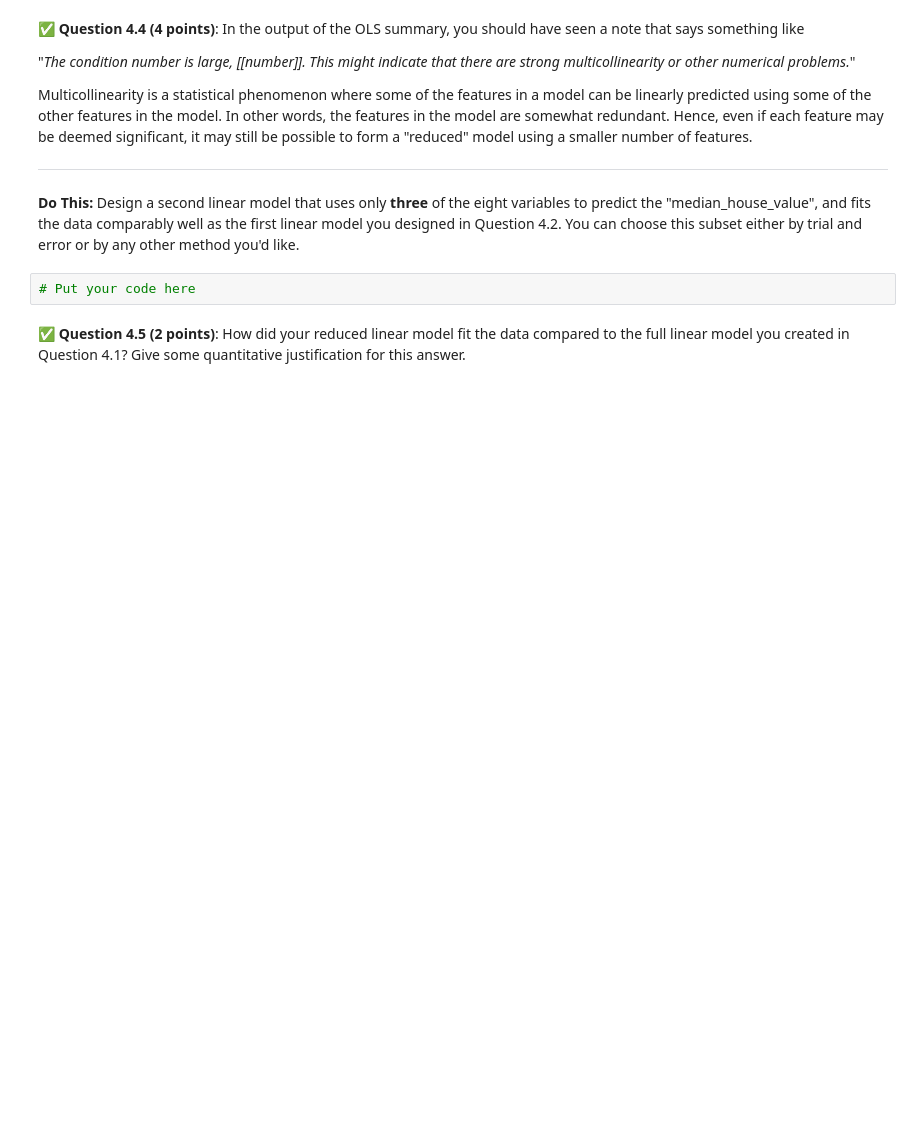
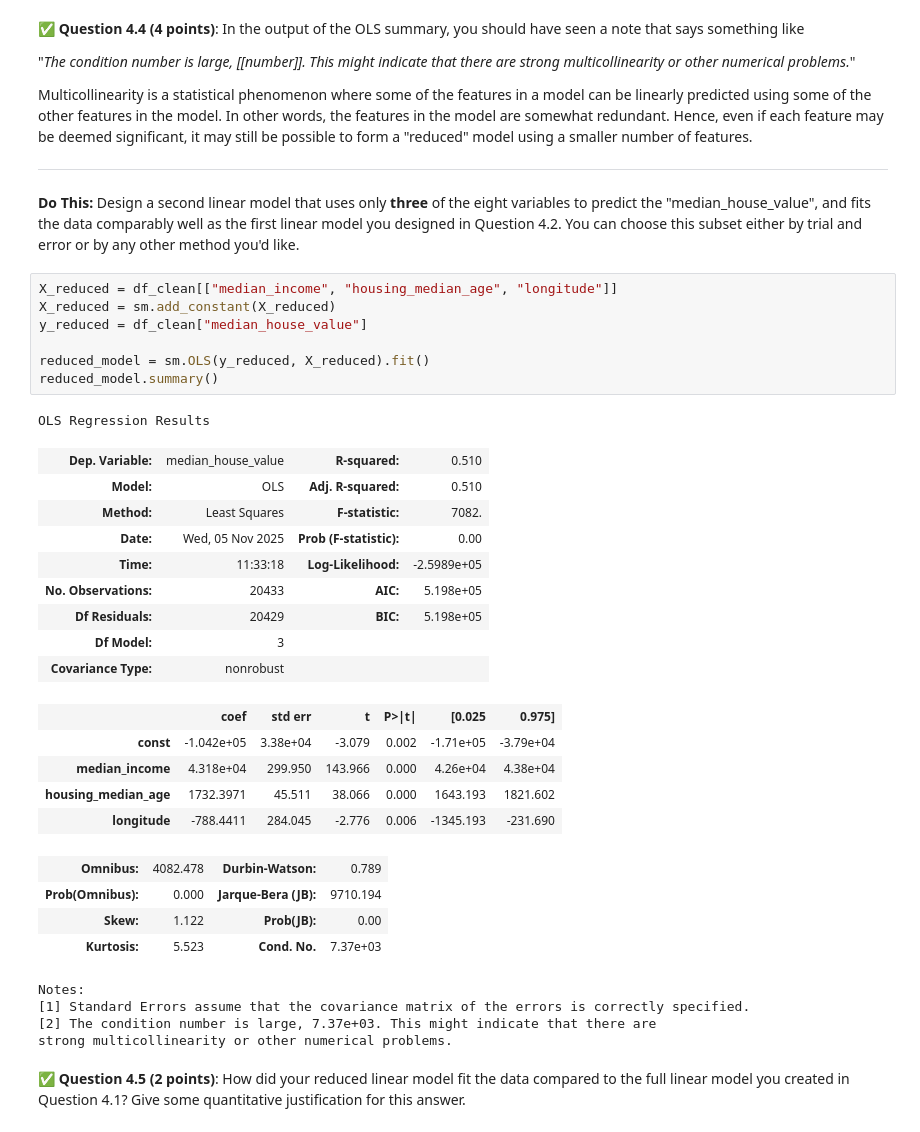
Before and after one commit to JonahXA/cmse202-f25-turnin, a Jupyter notebook: hw-03/HW-03_Regression-F25-STUDENT.ipynb, the cells around one changed output. Drawn from its saved outputs; the diff is of its cells as text; blank space fills up the shorter version.

```diff
--- a/hw-03/HW-03_Regression-F25-STUDENT.ipynb
+++ b/hw-03/HW-03_Regression-F25-STUDENT.ipynb
@@ -321,7 +363,36 @@ Multicollinearity is a statistical phenomenon where some of the features in a mo
 
 ---
 **Do This:** Design a second linear model that uses only **three** of the eight variables to predict the "median_house_value", and fits the data comparably well as the first linear model you designed in Question 4.2. You can choose this subset either by trial and error or by any other method you'd like.
-# %%
-# Put your code here
+# %%
+X_reduced = df_clean[["median_income", "housing_median_age", "longitude"]]
+X_reduced = sm.add_constant(X_reduced)
+y_reduced = df_clean["median_house_value"]
+
+reduced_model = sm.OLS(y_reduced, X_reduced).fit()
+reduced_model.summary()
+# %% [output]
+OLS Regression Results
+| Dep. Variable: | median_house_value | R-squared: | 0.510 |
+| Model: | OLS | Adj. R-squared: | 0.510 |
+| Method: | Least Squares | F-statistic: | 7082. |
+| Date: | Wed, 05 Nov 2025 | Prob (F-statistic): | 0.00 |
+| Time: | 11:33:18 | Log-Likelihood: | -2.5989e+05 |
+| No. Observations: | 20433 | AIC: | 5.198e+05 |
+| Df Residuals: | 20429 | BIC: | 5.198e+05 |
+| Df Model: | 3 |  |  |
+| Covariance Type: | nonrobust |  |  |
+|  | coef | std err | t | P>|t| | [0.025 | 0.975] |
+| const | -1.042e+05 | 3.38e+04 | -3.079 | 0.002 | -1.71e+05 | -3.79e+04 |
+| median_income | 4.318e+04 | 299.950 | 143.966 | 0.000 | 4.26e+04 | 4.38e+04 |
+| housing_median_age | 1732.3971 | 45.511 | 38.066 | 0.000 | 1643.193 | 1821.602 |
+| longitude | -788.4411 | 284.045 | -2.776 | 0.006 | -1345.193 | -231.690 |
+| Omnibus: | 4082.478 | Durbin-Watson: | 0.789 |
+| Prob(Omnibus): | 0.000 | Jarque-Bera (JB): | 9710.194 |
+| Skew: | 1.122 | Prob(JB): | 0.00 |
+| Kurtosis: | 5.523 | Cond. No. | 7.37e+03 |
+Notes:
+[1] Standard Errors assume that the covariance matrix of the errors is correctly specified.
+[2] The condition number is large, 7.37e+03. This might indicate that there are
+strong multicollinearity or other numerical problems.
 # %% [markdown]
 &#9989;  **Question 4.5 (2 points)**: How did your reduced linear model fit the data compared to the full linear model you created in Question 4.1? Give some quantitative justification for this answer.
```
Also changed, not shown: parts of 17 cells of this notebook.
